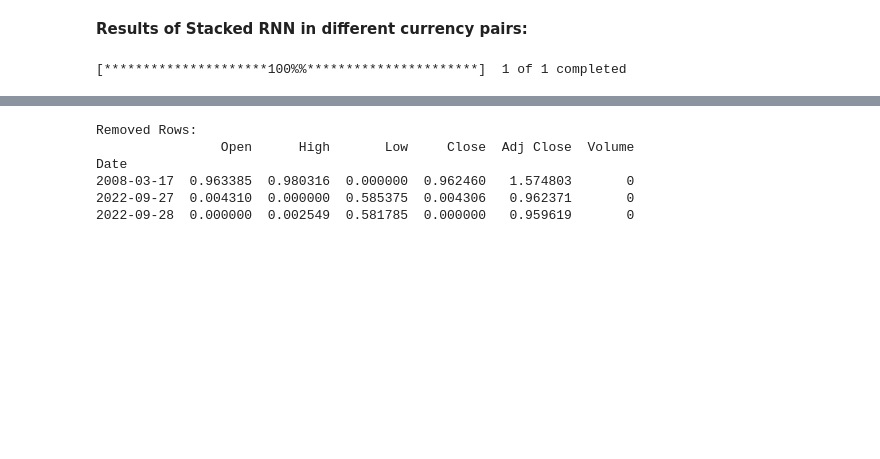
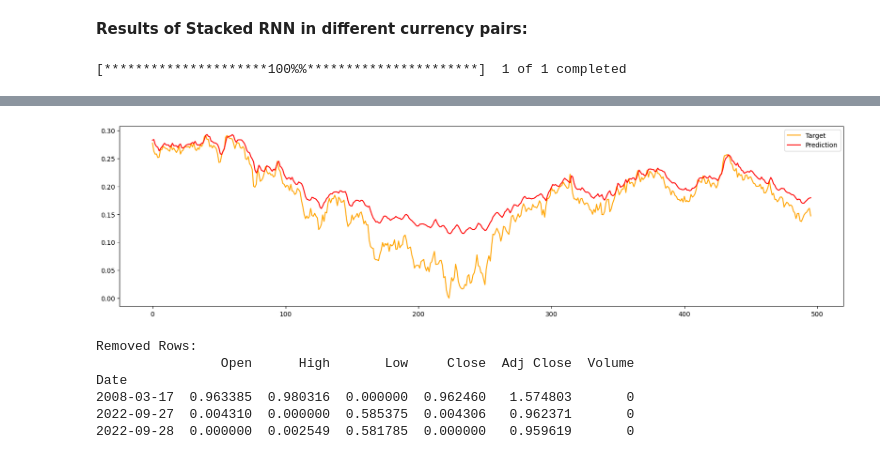
Before and after one commit to ghanbarifereshteh/singlecolorprj, a Jupyter notebook: RNN2Forex.ipynb, the cells around one changed output, grey strips where cells are left out. Drawn from its saved outputs; the diff is of its cells as text; code cells hidden in the pictures; blank space fills up the shorter version.

```diff
--- a/RNN2Forex.ipynb
+++ b/RNN2Forex.ipynb
@@ -224,10 +224,14 @@ def simple_RNN():
 
   # Define the RNN layer using the Sequential API
   model = tf.keras.Sequential([
-      tf.keras.layers.SimpleRNN(units=50, activation='tanh',return_sequences=True,dropout=0.2),
-      tf.keras.layers.SimpleRNN(units=50, activation='tanh',return_sequences=True,dropout=0.2),
-      tf.keras.layers.SimpleRNN(units=50, activation='tanh',return_sequences=True,dropout=0.2),
-      tf.keras.layers.SimpleRNN(units=50, activation='tanh',dropout=0.2),
+      tf.keras.layers.SimpleRNN(units=50, activation='tanh',return_sequences=True),
+      tf.keras.layers.Dropout(0.2),
+      tf.keras.layers.SimpleRNN(units=50, activation='tanh',return_sequences=True),
+      tf.keras.layers.Dropout(0.2),
+      tf.keras.layers.SimpleRNN(units=50, activation='tanh',return_sequences=True),
+      tf.keras.layers.Dropout(0.2),
+      tf.keras.layers.SimpleRNN(units=50, activation='tanh'),
+      tf.keras.layers.Dropout(0.2),
       tf.keras.layers.Dense(units=num_features)
   ])
   return model
@@ -537,15 +461,6 @@ def LSTM_Conv3d(df_stock,epochs):
 # %% [markdown]
 **Results of Stacked RNN in different currency pairs:**
 # %%
-df_stock = yf.download('EURUSD=X','2000-01-01','2023-10-14')
+df_stock = yf.download('EURUSD=X','2000-01-01','2023-11-10')
 # %% [output]
 [*********************100%%**********************]  1 of 1 completed
-# %%
-  df_stock = normalize_data(df_stock)
-  train_df,val_df,test_df = spilitData(df_stock)
-  multi_window = WindowGenerator(train_df,input_width=n_steps,
-                               label_width=1,
-                               shift=1)
-  multi_window.train = multi_window.make_dataset(train_df)
-  multi_window.val = multi_window.make_dataset(val_df)
-  multi_window.test = multi_window.make_dataset(test_df)
@@ -554,10 +496,7 @@ model = run_simple_RNN()
 model.compile(loss=tf.keras.losses.MeanSquaredError(),
                   optimizer=tf.keras.optimizers.Adam(learning_rate = learning_rate),
                   metrics=[tf.keras.metrics.MeanAbsoluteError()])
-train_inputs,train_labels = get_input_Labels(multi_window.train)
-val_inputs,val_labels = get_input_Labels(multi_window.val)
-train_labels = train_labels[:,-1,:]
-val_labels = val_labels[:,-1,:]
-history = model.fit(train_inputs, train_labels, validation_data=(val_inputs, val_labels), epochs=100, verbose=2)
+
+history = model.fit(x_train, y_train, validation_data=(x_val, y_val), epochs=100,batch_size=32, verbose=2)
 # %% [output]
 Epoch 1/100
@@ -565,14 +539,11 @@ KeyboardInterrupt: ignored
 # %%
-  test_inputs,test_labels = get_input_Labels(multi_window.test)
-  pred = model.predict(test_inputs)
-  mse, mae = model.evaluate(test_inputs)
-  comp = pd.DataFrame({'Column1':test_labels[:,-1,:][:,3],'Column2':pred[:,:][:,3]})
-  plt.figure(figsize=(50,5))
+
+  pred = model.predict(x_test)
+  mse, mae = model.evaluate(x_test)
+  comp = pd.DataFrame({'Column1':y_test[:,:][:,3],'Column2':pred[:,:][:,3]})
+  plt.figure(figsize=(20,5))
   plt.plot(comp['Column1'], color='orange', label='Target')
   plt.plot(comp['Column2'], color='red', label='Prediction')
   plt.legend()
   plt.show()
-  profit = calculate_profit(pred,test_inputs)
-  print("profit...."+str(profit))
-  print("mse, mae...."+str(mse)+", "+str(mae))
-  return history,pred
+# %% [output]
@@ -579,3 +552,4 @@ KeyboardInterrupt: ignored
+[figure, added]
 # %%
 model = run_stacked_RNN()
 history,predictions = compile_model(model,100)
```
Also changed, not shown: parts of 7 cells of this notebook.
